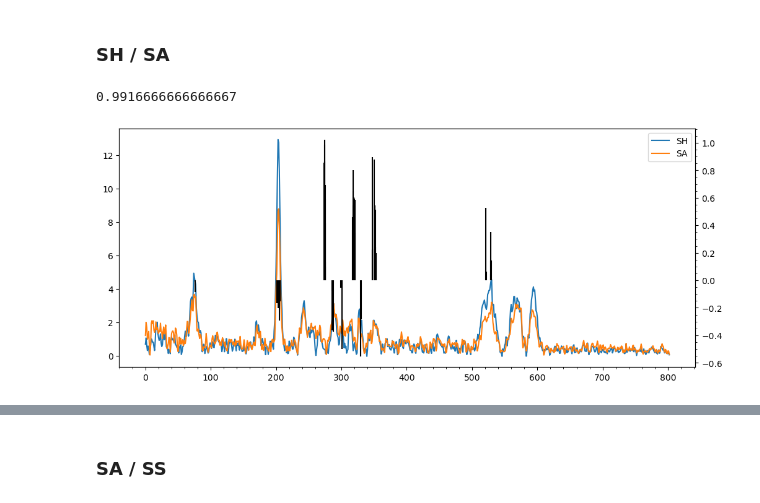
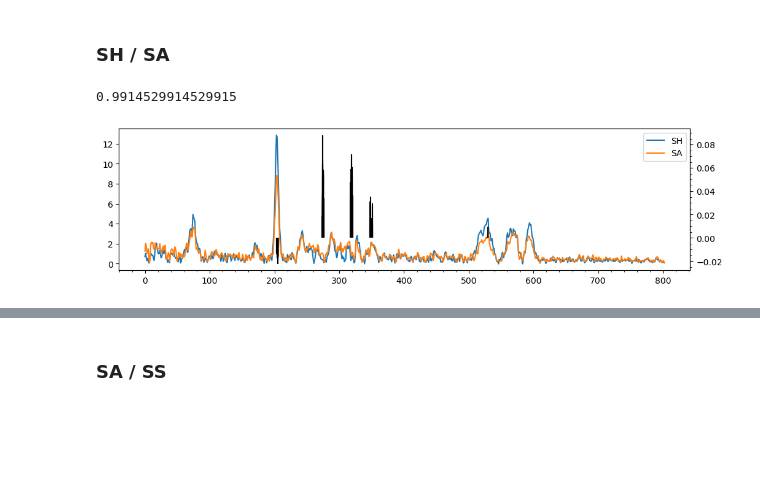
Before and after one commit to intellimath/irsa, a Jupyter notebook: examples/load_spectra_17_term.ipynb, the cells around one changed output, grey strips where cells are left out. Saved outputs shown, nothing was run; the diff lists cells and outputs as text; code cells hidden in the pictures; blank space fills up the shorter version.

```diff
--- a/examples/load_spectra_17_term.ipynb
+++ b/examples/load_spectra_17_term.ipynb
@@ -162,5 +162,5 @@ dd2.scale_by_mean()
 # %%
 # dd2.save("/home/intellimath/work/spectra/17_termo", "rm_bl")
 # %%
-dd2 = spectra.SpectraCollection()
-dd2.load("/home/intellimath/work/spectra/17_termo", "rm_bl")
+# dd2 = spectra.SpectraCollection()
+# dd2.load("/home/intellimath/work/spectra/17_termo", "rm_bl")
@@ -313,9 +281,8 @@ def fit_snm(ys, zs, weights, tau=0, accuracy_min=0.75, n_try=5, sigma=10.0, p_th
         mod.init_param()
 
         alg = regr.regression(ys, zs, mod,
-                              loss_func=loss.ErrorLoss(funcs.SoftAbs_Sqrt(0.01)),
-                              # loss_func=loss.ErrorLoss(funcs.Abs()),
-                              # regnorm=funcs2.AbsoluteNorm(),
+                              loss_func=loss.ErrorLoss(funcs.SoftAbs_Sqrt(0.001)),
+                              # loss_func=loss.ErrorLoss(funcs.Square()),
                               projector=projector,
                               weights=weights,
                               h=0.002, n_iter=1000)
@@ -324,7 +291,7 @@ def fit_snm(ys, zs, weights, tau=0, accuracy_min=0.75, n_try=5, sigma=10.0, p_th
             break
     return mod, w
 
-def fit_lfm(ys, zs, tau=0, *, n_model=25, accuracy_min=0.75, n_try=5, sigma=10.0, p_threshold=1.0e-4):
+def fit_lfm(ys, zs, tau=0, *, n_model=45, accuracy_min=0.75, n_try=5, sigma=10.0, p_threshold=1.0e-4):
     Np = (zs>0).sum()
     Nm = (zs<0).sum()
     N = Np + Nm
@@ -333,7 +300,7 @@ def fit_lfm(ys, zs, tau=0, *, n_model=25, accuracy_min=0.75, n_try=5, sigma=10.0
     weights[zs > 0] = Nm / N
     weights[zs < 0] = Np / N
 
-    with joblib.Parallel(n_jobs=2, max_nbytes=None, batch_size=1, verbose=2) as parallel:
+    with joblib.Parallel(n_jobs=4, max_nbytes=None, batch_size=1) as parallel:
         results = parallel(
             [fit_snm(ys, zs, weights, tau=tau, accuracy_min=accuracy_min, n_try=n_try, sigma=sigma) for i in range(n_model)]
         )
@@ -402,17 +345,17 @@ plt.show()
 # %% [markdown]
 ### SH / SA
 # %%
-lfm2 = fit_lfm(ys2, zs2, tau=200.0)
+lfm2 = fit_lfm(ys2, zs2, tau=100.0)
 print(accuracy_score(zs2, np.sign(lfm2.evaluate(ys2))))
 # %% [output]
-0.9916666666666667
+0.9914529914529915
 # %%
-plt.figure(figsize=(12,5))
+plt.figure(figsize=(12,3))
 plt.plot(Ys_SH.mean(axis=0), label="SH")
 plt.plot(Ys_SA.mean(axis=0), label="SA")
 plt.legend()
 plot_params(lfm2)
 plt.show()
 # %% [output]
-[figure, old version]
+[figure, new version]
 # %%
```
Also changed, not shown: parts of 75 cells of this notebook, 10 other files.
